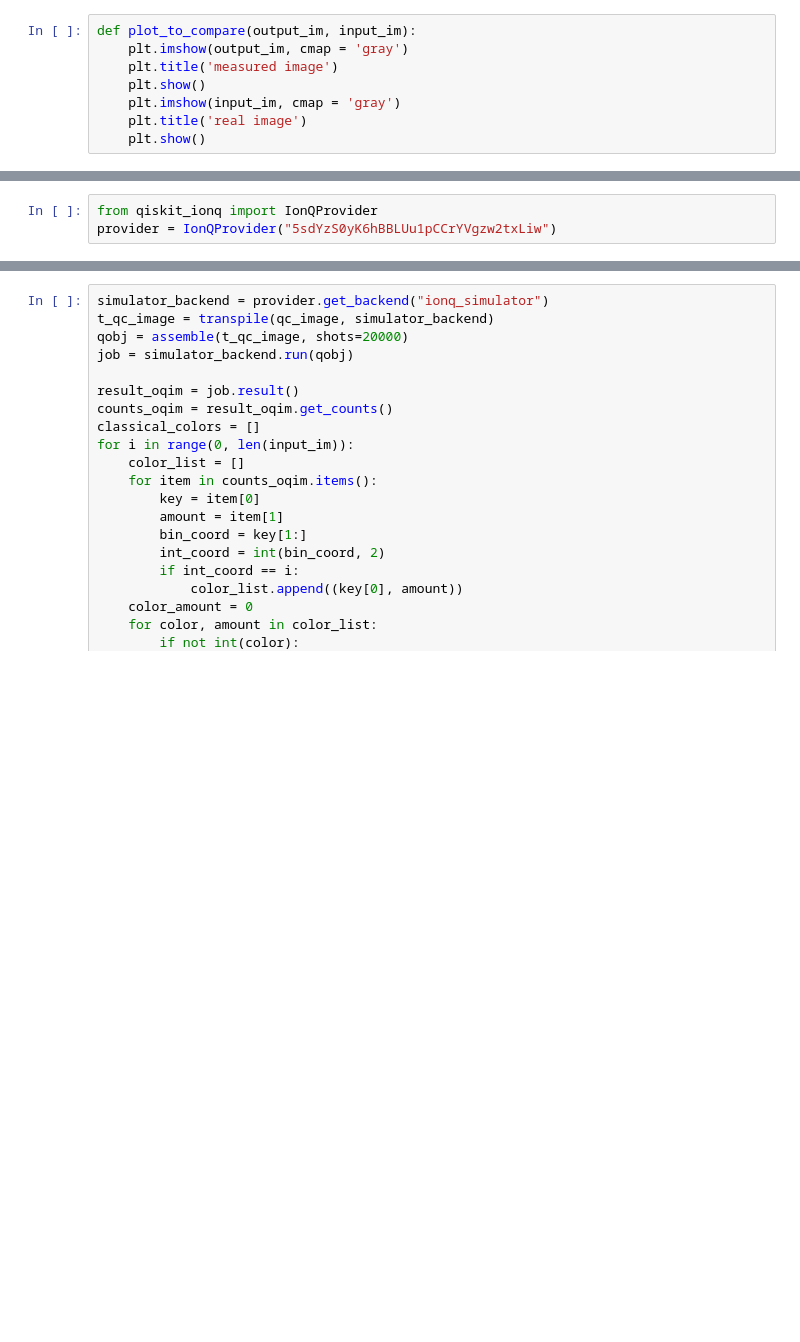
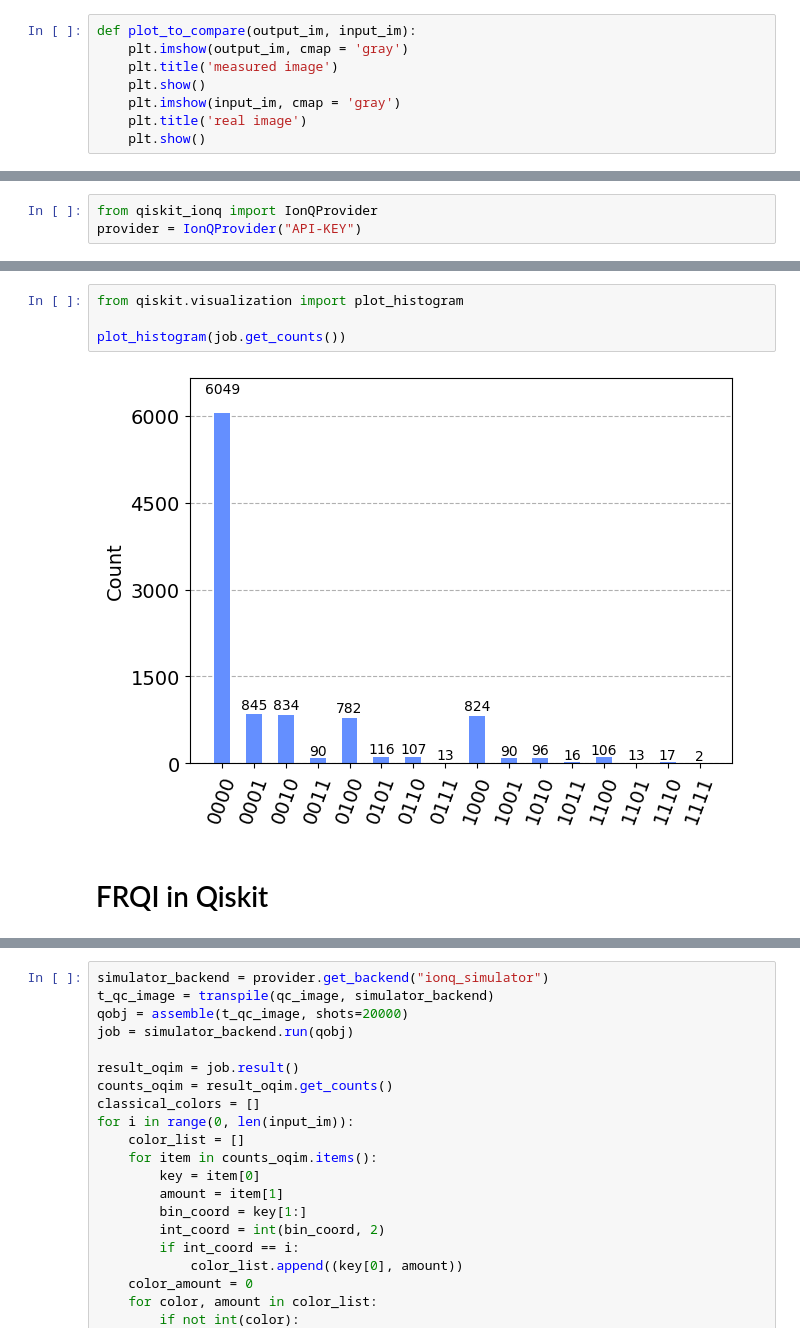
Before and after one commit to ksm999/Stereo, a Jupyter notebook: IonQ.ipynb, the cells around one changed output, grey strips where cells are left out. Drawn from its saved outputs; the diff is of its cells as text; blank space fills up the shorter version.

```diff
--- a/IonQ.ipynb
+++ b/IonQ.ipynb
@@ -230,3 +152,3 @@ plot_to_compare(np.array(classical_colors).reshape(image.shape), image)
 # %%
 from qiskit_ionq import IonQProvider
-provider = IonQProvider("5sdYzS0yK6hBBLUu1pCCrYVgzw2txLiw")
+provider = IonQProvider("API-KEY")
@@ -234,0 +298,8 @@ simulator_backend = provider.get_backend("ionq_qpu.harmony")
+# %%
+from qiskit.visualization import plot_histogram
+
+plot_histogram(job.get_counts())
+# %% [output]
+[figure, added]
+# %% [markdown]
+# FRQI in Qiskit
```
Also changed, not shown: parts of 58 cells of this notebook, 2 other files.
